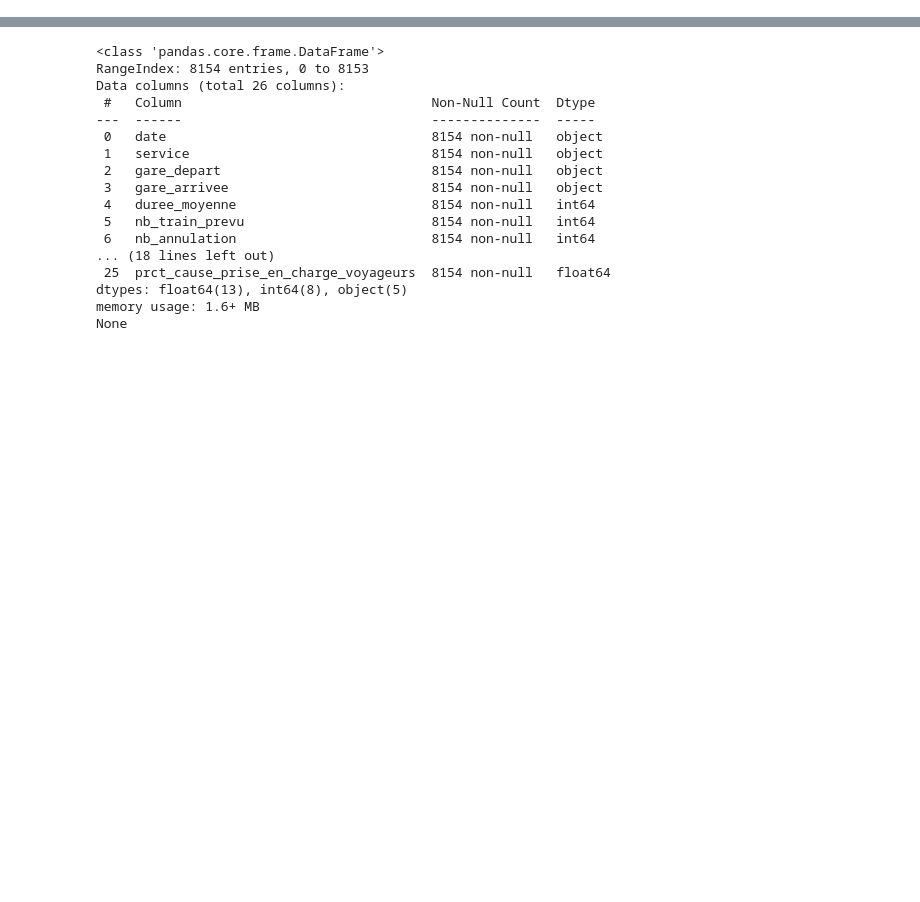
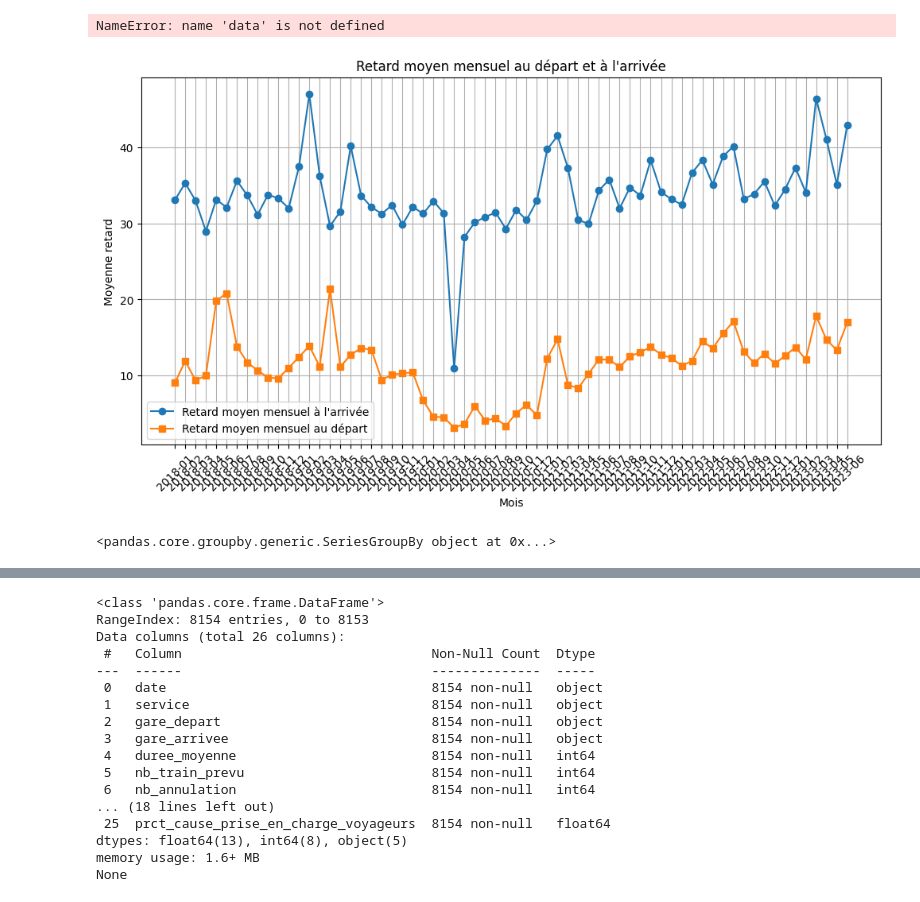
Before and after one commit to Enaouram/prediction-of-TGV-delays, a Jupyter notebook: data_analysis.ipynb, the cells around one changed output, grey strips where cells are left out. Drawn from its saved outputs; the diff is of its cells as text; code cells hidden in the pictures; blank space fills up the shorter version.

```diff
--- a/data_analysis.ipynb
+++ b/data_analysis.ipynb
@@ -8,13 +8,14 @@ import os
 # Lecture de la base de données
 
 # Construire le chemin d'accès au dataset
-script_dir = os.path.abspath('')
+script_dir = "C:/Users/wwway/Downloads/prediction-of-TGV-delays-main/prediction-of-TGV-delays-main"
 relative_path = 'dataset/regularite-mensuelle-tgv-aqst.csv'
 csv_path = os.path.join(script_dir, relative_path)
 
 # Chargez le fichier CSV
 data = pd.read_csv(csv_path, delimiter=";")
-print(data.head())
+gares_info = pd.read_csv("C:/Users/wwway/Downloads/liste-des-gares.csv", delimiter=";")
+print(data.head(6))
 # %% [output]
       date   service         gare_depart         gare_arrivee  duree_moyenne  \
 0  2018-01  National    BORDEAUX ST JEAN   PARIS MONTPARNASSE            141
@@ -35,0 +53,42 @@ print(data.head())
+# %%
+# Transformer les datetime en période
+df = data
+df["date"]= pd.to_datetime(df["date"])
+df['month_year'] = df['date'].dt.to_period('M')
+df
+# %% [output]
+NameError: name 'data' is not defined
+# %%
+df= data.copy()
+
+# Convert the "date" column to a datetime object with format 'YYYY-MM'
+df['date'] = pd.to_datetime(df['date'], format='%Y-%m')
+
+
+# Group the data by month, calculate the average arrival and departure delays for each month
+monthly_mean_arrival_delay = df.groupby(df['date'].dt.to_period('M'))['retard_moyen_arrivee'].mean()
+monthly_mean_departure_delay = df.groupby(df['date'].dt.to_period('M'))['retard_moyen_depart'].mean()
+
+# Create an integer range for the x-axis based on the number of data points
+x = range(len(monthly_mean_arrival_delay))
+
+# Plot the data on the same plot
+plt.figure(figsize=(12, 6))
+plt.plot(x, monthly_mean_arrival_delay, label="Retard moyen mensuel à l'arrivée", marker='o')
+plt.plot(x, monthly_mean_departure_delay, label='Retard moyen mensuel au départ', marker='s')
+plt.title("Retard moyen mensuel au départ et à l'arrivée")
+plt.xlabel('Mois')
+plt.ylabel('Moyenne retard')
+plt.legend()
+
+# Set the x-axis ticks and labels
+plt.xticks(x, [d.strftime('%Y-%m') for d in monthly_mean_arrival_delay.index], rotation=45)
+
+plt.grid(True)
+plt.show()
+# %% [output]
+[figure, added]
+# %%
+df[df['nb_train_depart_retard'] > 0].groupby('gare_depart')['nb_train_depart_retard'].
+# %% [output]
+<pandas.core.groupby.generic.SeriesGroupBy object at 0x...>
```
Also changed, not shown: parts of 40 cells of this notebook.
